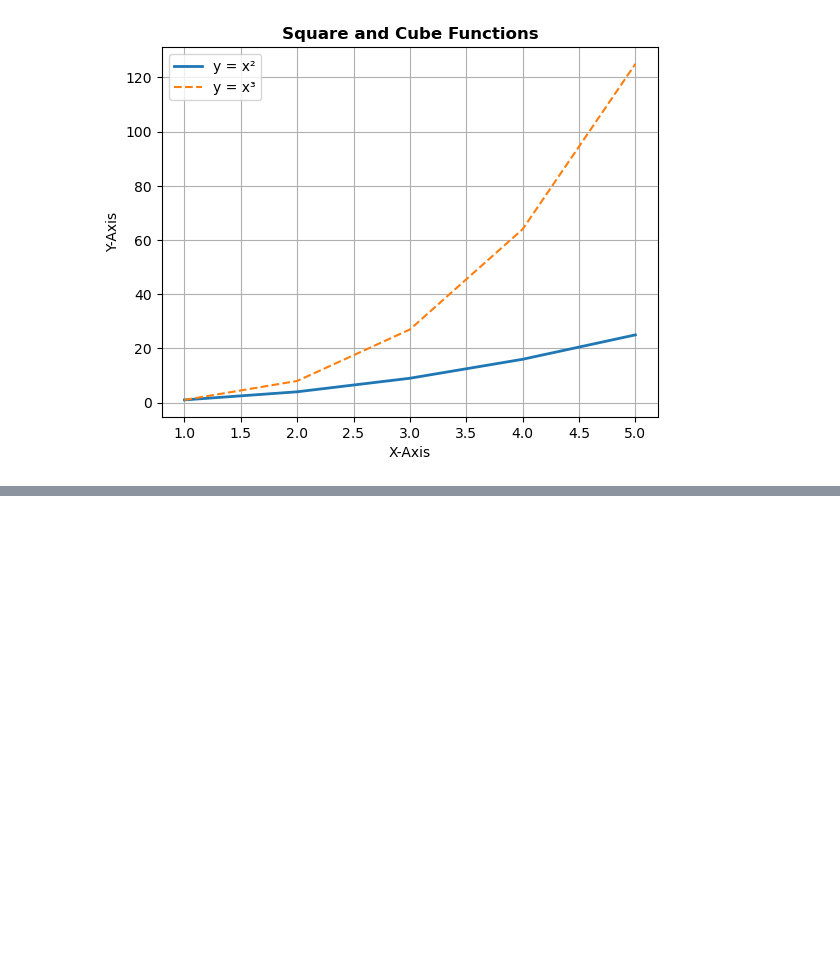
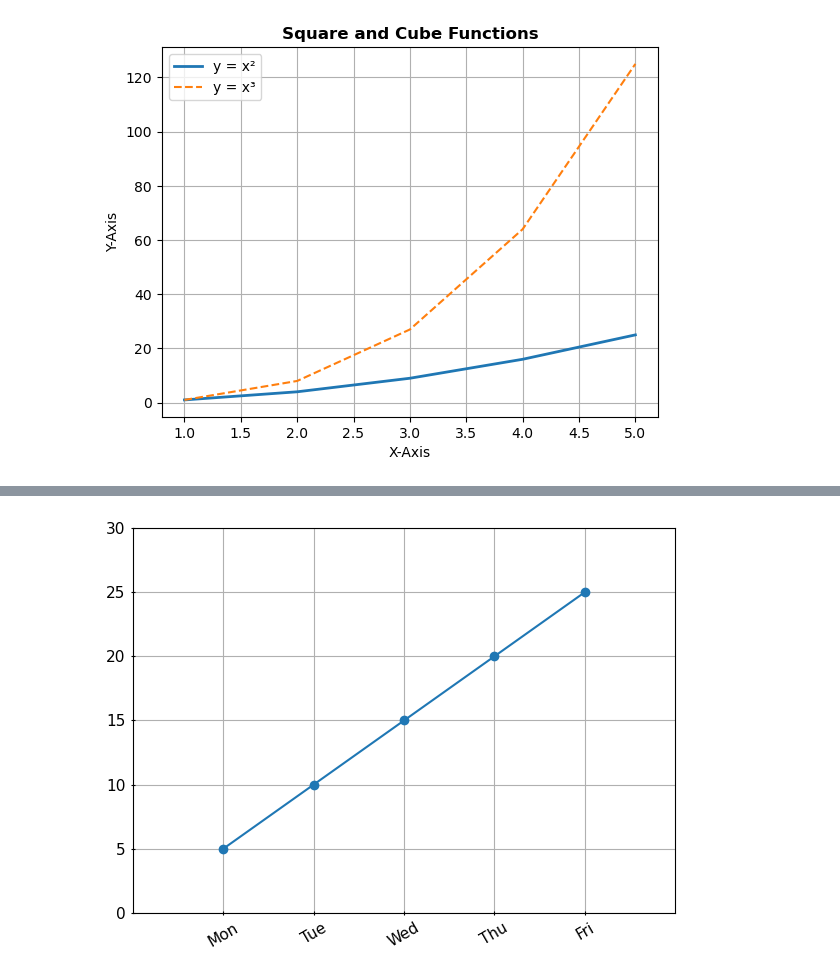
Before and after one commit to DhruvBihani3478/data-science-learning, a Jupyter notebook: Data-Analytics/matplotlibassignments.ipynb, the cells around one changed output, grey strips where cells are left out. Saved outputs shown, nothing was run; the diff lists cells and outputs as text; code cells hidden in the pictures; blank space fills up the shorter version.

```diff
--- a/Data-Analytics/matplotlibassignments.ipynb
+++ b/Data-Analytics/matplotlibassignments.ipynb
@@ -53,0 +120,31 @@ Error:
+# %%
+import matplotlib.pyplot as plt
+
+x = [1,2,3,4,5]
+y = [5,10,15,20,25]
+
+plt.figure(figsize=(7,5))
+
+plt.plot(x, y, marker="o")
+
+plt.xlim(0,6)
+plt.ylim(0,30)
+
+plt.xticks(
+    [1,2,3,4,5],
+    ["Mon","Tue","Wed","Thu","Fri"],
+    rotation=30
+)
+
+plt.yticks([0,5,10,15,20,25,30])
+
+plt.tick_params(
+    labelsize=11,
+    direction="inout"
+)
+
+plt.grid(True)
+
+plt.show()
+# %% [output]
+[figure, added]
```
Also changed, not shown: parts of 6 cells of this notebook.
